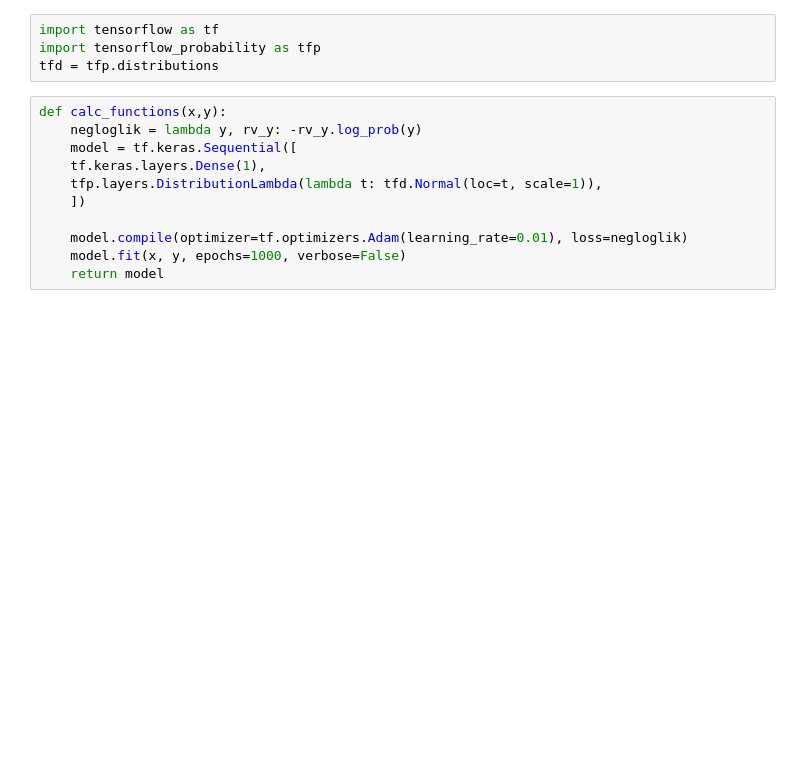
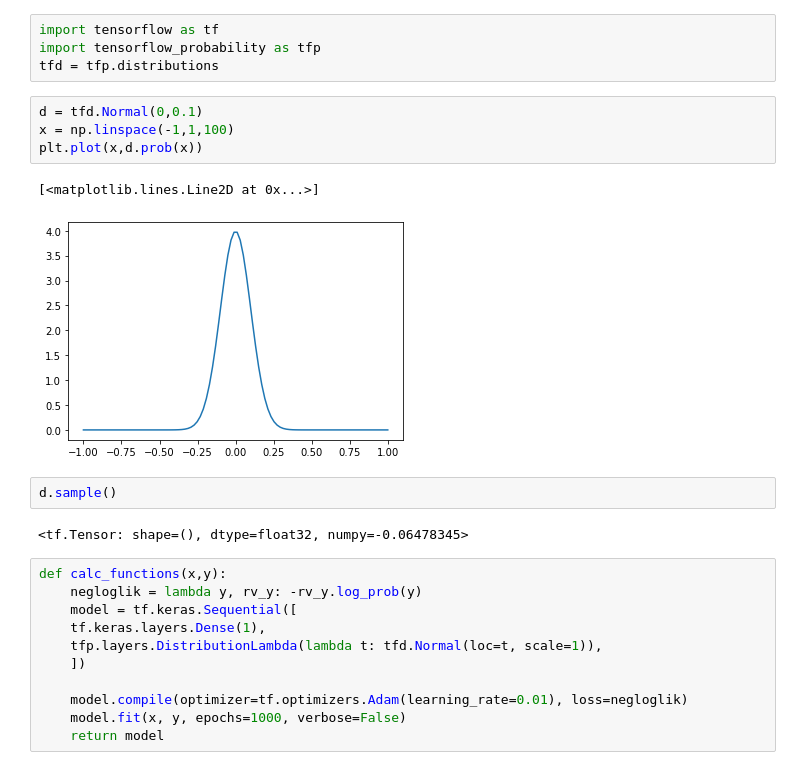
Before and after one commit to LeanderReascos/Protein_Fold2D, a Jupyter notebook: data.ipynb, the cells around one changed output. Saved outputs shown, nothing was run; the diff lists cells and outputs as text; blank space fills up the shorter version.

```diff
--- a/data.ipynb
+++ b/data.ipynb
@@ -255,6 +278,17 @@ for i,case in enumerate(cases.keys()):
 import tensorflow as tf
 import tensorflow_probability as tfp
 tfd = tfp.distributions
+# %%
+d = tfd.Normal(0,0.1)
+x = np.linspace(-1,1,100)
+plt.plot(x,d.prob(x))
+# %% [output]
+[<matplotlib.lines.Line2D at 0x...>]
+[figure, added]
+# %%
+d.sample()
+# %% [output]
+<tf.Tensor: shape=(), dtype=float32, numpy=-0.06478345>
 # %%
 def calc_functions(x,y):
     negloglik = lambda y, rv_y: -rv_y.log_prob(y)
```
Also changed, not shown: parts of 30 cells of this notebook, 5 other files.
